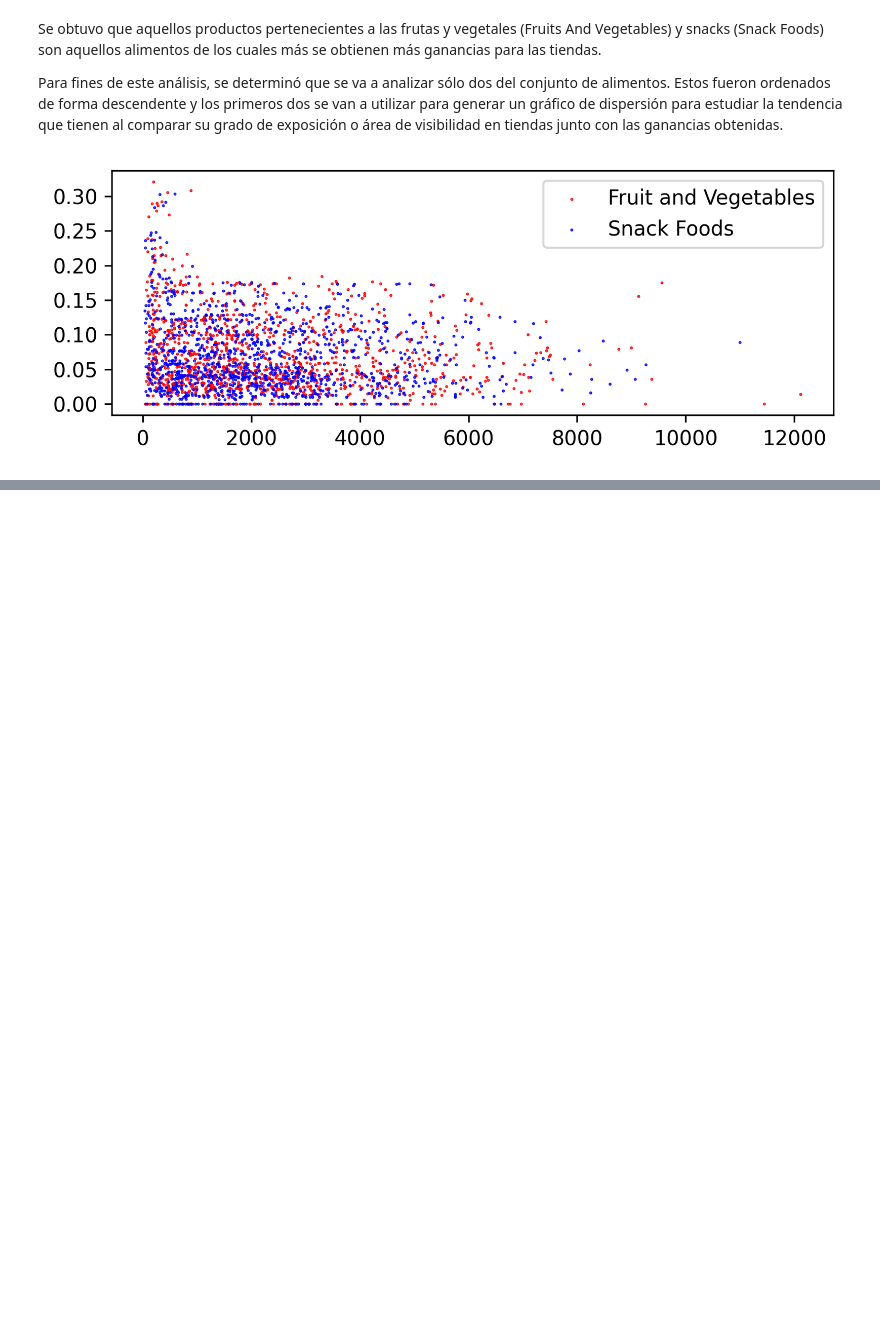
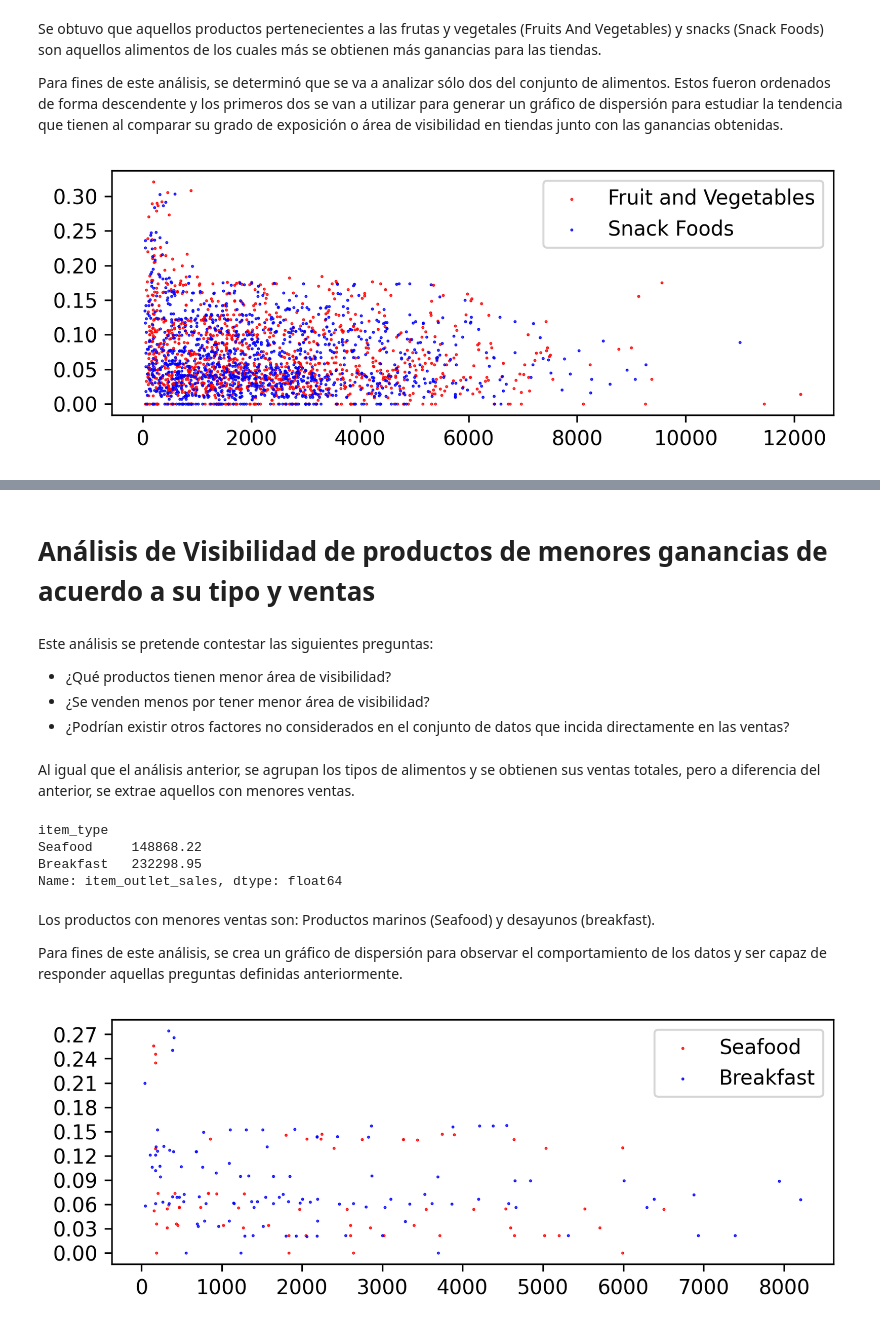
Before and after one commit to chernandezrojas1991/predicciones-de-ventas-de-alimentos, a Jupyter notebook: predicciones_de_ventas_de_alimentos.ipynb, the cells around one changed output, grey strips where cells are left out. Drawn from its saved outputs; the diff is of its cells as text; code cells hidden in the pictures; blank space fills up the shorter version.

```diff
--- a/predicciones_de_ventas_de_alimentos.ipynb
+++ b/predicciones_de_ventas_de_alimentos.ipynb
@@ -374,0 +377,51 @@ En conclusión, los productos relativos a frutas y verduras y snacks son los que
+# %% [markdown]
+# Análisis de Visibilidad de productos de menores ganancias de acuerdo a su tipo y ventas
+# %% [markdown]
+Este análisis se pretende contestar las siguientes preguntas:
+
+
+*   ¿Qué productos tienen menor área de visibilidad?
+*   ¿Se venden menos por tener menor área de visibilidad?
+*   ¿Podrían existir otros factores no considerados en el conjunto de datos que incida directamente en las ventas?
+# %% [markdown]
+Al igual que el análisis anterior, se agrupan los tipos de alimentos y se obtienen sus ventas totales, pero a diferencia del anterior, se extrae aquellos con menores ventas.
+# %%
+sales_total_by_type = sales_prediction_df.groupby('item_type')['item_outlet_sales'].sum()
+sales_total_by_type.sort_values(ascending=True).head(2)
+# %% [output]
+item_type
+Seafood     148868.22
+Breakfast   232298.95
+Name: item_outlet_sales, dtype: float64
+# %% [markdown]
+Los productos con menores ventas son: Productos marinos (Seafood) y desayunos (breakfast).
+
+Para fines de este análisis, se crea un gráfico de dispersión para observar el comportamiento de los datos y ser capaz de responder aquellas preguntas definidas anteriormente.
+# %%
+multivariate_visualizations_figure = plt.figure(dpi = 300)
+multivariate_ax1 = multivariate_visualizations_figure.add_subplot(2,1,1)
+
+#Filter by Seafood / Breakfast
+last_foods_filter = sales_prediction_df["item_type"].eq("Seafood") | sales_prediction_df["item_type"].eq("Breakfast")
+last_two_foods_df = sales_prediction_df.loc[last_foods_filter,:]
+
+#Adjustment axis Y
+yRange = np.arange(last_two_foods_df['item_visibility'].min(), last_two_foods_df['item_visibility'].max(), 0.03)
+plt.yticks(yRange)
+
+#Get outlet sales according to item types with less profits
+x_axis_seafood_sales =  sales_prediction_df.loc[sales_prediction_df["item_type"].eq("Seafood"), "item_outlet_sales"]
+x_axis_breakfast_sales =  sales_prediction_df.loc[sales_prediction_df["item_type"].eq("Breakfast"), "item_outlet_sales"]
+y_axis_seafood_visibility = sales_prediction_df.loc[sales_prediction_df["item_type"].eq("Seafood"), "item_visibility"]
+y_axis_breakfast_visibility = sales_prediction_df.loc[sales_prediction_df["item_type"].eq("Breakfast"), "item_visibility"]
+
+sales = {'Seafood': np.array(x_axis_seafood_sales), 'Breakfast': np.array(x_axis_breakfast_sales)}
+visibility = {'Seafood': np.array(y_axis_seafood_visibility), 'Breakfast': np.array(y_axis_breakfast_visibility)}
+
+plt.scatter(sales['Seafood'], visibility['Seafood'], c='red', s=0.2, label='Seafood')
+plt.scatter(sales['Breakfast'], visibility['Breakfast'], c='blue', s=0.2, label='Breakfast')
+
+multivariate_ax1.legend(loc = 'upper right')
+plt.show()
+# %% [output]
+[figure, added]
```
Also changed, not shown: parts of 2 cells of this notebook.
